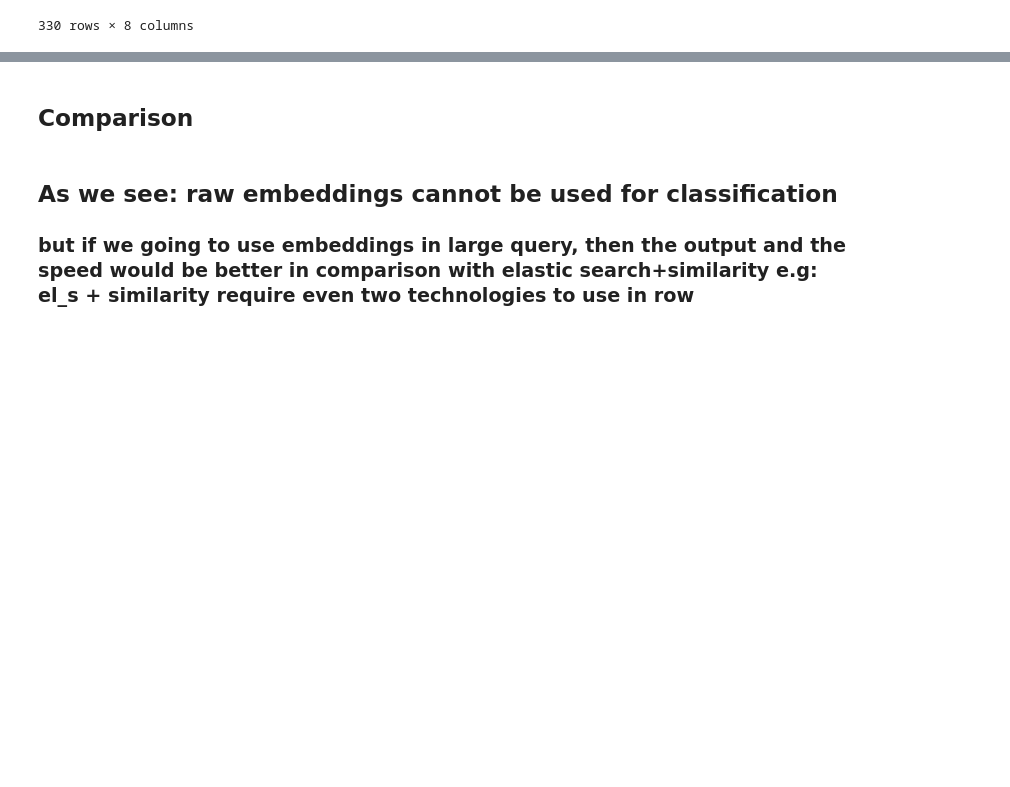
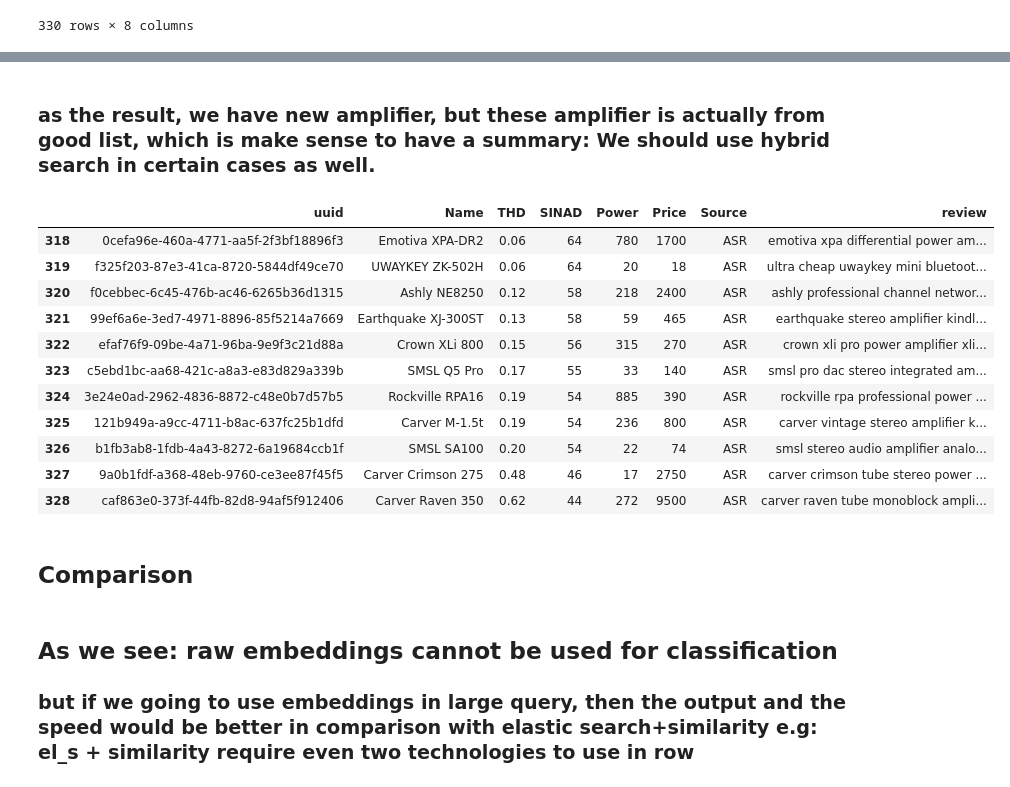
Before and after one commit to hublotik/Audio-reviews-dataset, a Jupyter notebook: normalization.ipynb, the cells around one changed output, grey strips where cells are left out. Drawn from its saved outputs; the diff is of its cells as text; code cells hidden in the pictures; blank space fills up the shorter version.

```diff
--- a/normalization.ipynb
+++ b/normalization.ipynb
@@ -319,3 +448,20 @@ len(filtered_bad_list)
+# %% [markdown]
+### as the result, we have new amplifier, but these amplifier is actually from good list, which is make sense to have a summary: We should use hybrid search in certain cases as well.
+# %%
+df_amp[318:-1]
+# %% [output]
+|  | uuid | Name | THD | SINAD | Power | Price | Source | review |
+| 318 | 0cefa96e-460a-4771-aa5f-2f3bf18896f3 | Emotiva XPA-DR2 | 0.06 | 64 | 780 | 1700 | ASR | emotiva xpa differential power am... |
+| 319 | f325f203-87e3-41ca-8720-5844df49ce70 | UWAYKEY ZK-502H | 0.06 | 64 | 20 | 18 | ASR | ultra cheap uwaykey mini bluetoot... |
+| 320 | f0cebbec-6c45-476b-ac46-6265b36d1315 | Ashly NE8250 | 0.12 | 58 | 218 | 2400 | ASR | ashly professional channel networ... |
+| 321 | 99ef6a6e-3ed7-4971-8896-85f5214a7669 | Earthquake XJ-300ST | 0.13 | 58 | 59 | 465 | ASR | earthquake stereo amplifier kindl... |
+| 322 | efaf76f9-09be-4a71-96ba-9e9f3c21d88a | Crown XLi 800 | 0.15 | 56 | 315 | 270 | ASR | crown xli pro power amplifier xli... |
+| 323 | c5ebd1bc-aa68-421c-a8a3-e83d829a339b | SMSL Q5 Pro | 0.17 | 55 | 33 | 140 | ASR | smsl pro dac stereo integrated am... |
+| 324 | 3e24e0ad-2962-4836-8872-c48e0b7d57b5 | Rockville RPA16 | 0.19 | 54 | 885 | 390 | ASR | rockville rpa professional power ... |
+| 325 | 121b949a-a9cc-4711-b8ac-637fc25b1dfd | Carver M-1.5t | 0.19 | 54 | 236 | 800 | ASR | carver vintage stereo amplifier k... |
+| 326 | b1fb3ab8-1fdb-4a43-8272-6a19684ccb1f | SMSL SA100 | 0.20 | 54 | 22 | 74 | ASR | smsl stereo audio amplifier analo... |
+| 327 | 9a0b1fdf-a368-48eb-9760-ce3ee87f45f5 | Carver Crimson 275 | 0.48 | 46 | 17 | 2750 | ASR | carver crimson tube stereo power ... |
+| 328 | caf863e0-373f-44fb-82d8-94af5f912406 | Carver Raven 350 | 0.62 | 44 | 272 | 9500 | ASR | carver raven tube monoblock ampli... |
 # %% [markdown]
 ## Comparison
 # %% [markdown]
```
Also changed, not shown: parts of 32 cells of this notebook.
